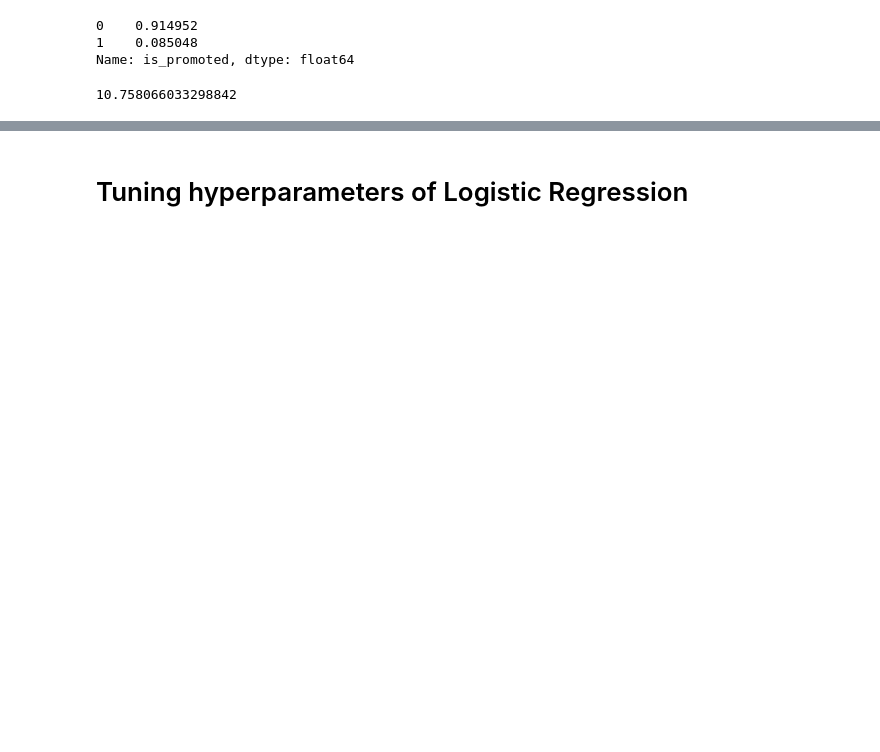
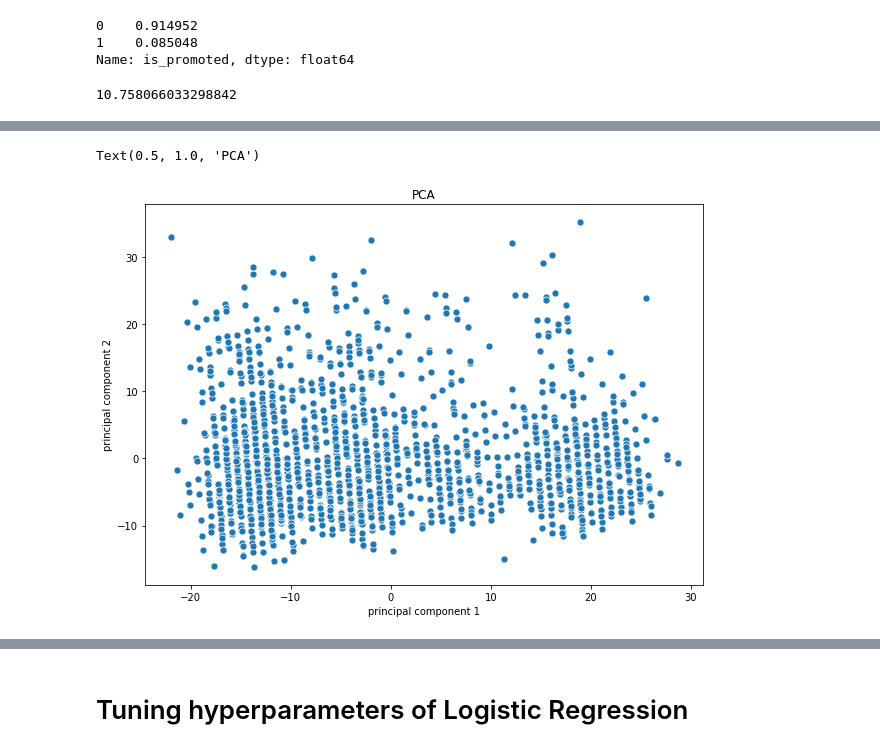
Before and after one commit to slavaminchuk/Logistic-regression, a Jupyter notebook: Logistic regression.ipynb, the cells around one changed output, grey strips where cells are left out. Saved outputs shown, nothing was run; the diff lists cells and outputs as text; code cells hidden in the pictures; blank space fills up the shorter version.

```diff
--- a/Logistic regression.ipynb
+++ b/Logistic regression.ipynb
@@ -222,0 +365,3 @@ Name: is_promoted, dtype: float64
+# %%
+sample_true = sample.loc[finalDf["is_promoted"]==1]
+sample_false = sample.loc[finalDf["is_promoted"]==0]
@@ -222,0 +372,9 @@ Name: is_promoted, dtype: float64
+# %%
+plt.figure(figsize=(10, 7))
+sns.scatterplot(x=sample_false["principal component 1"], y=sample_false["principal component 2"],
+               s=50
+)
+plt.title('PCA')
+# %% [output]
+Text(0.5, 1.0, 'PCA')
+[figure, added]
```
Also changed, not shown: parts of 95 cells of this notebook.
